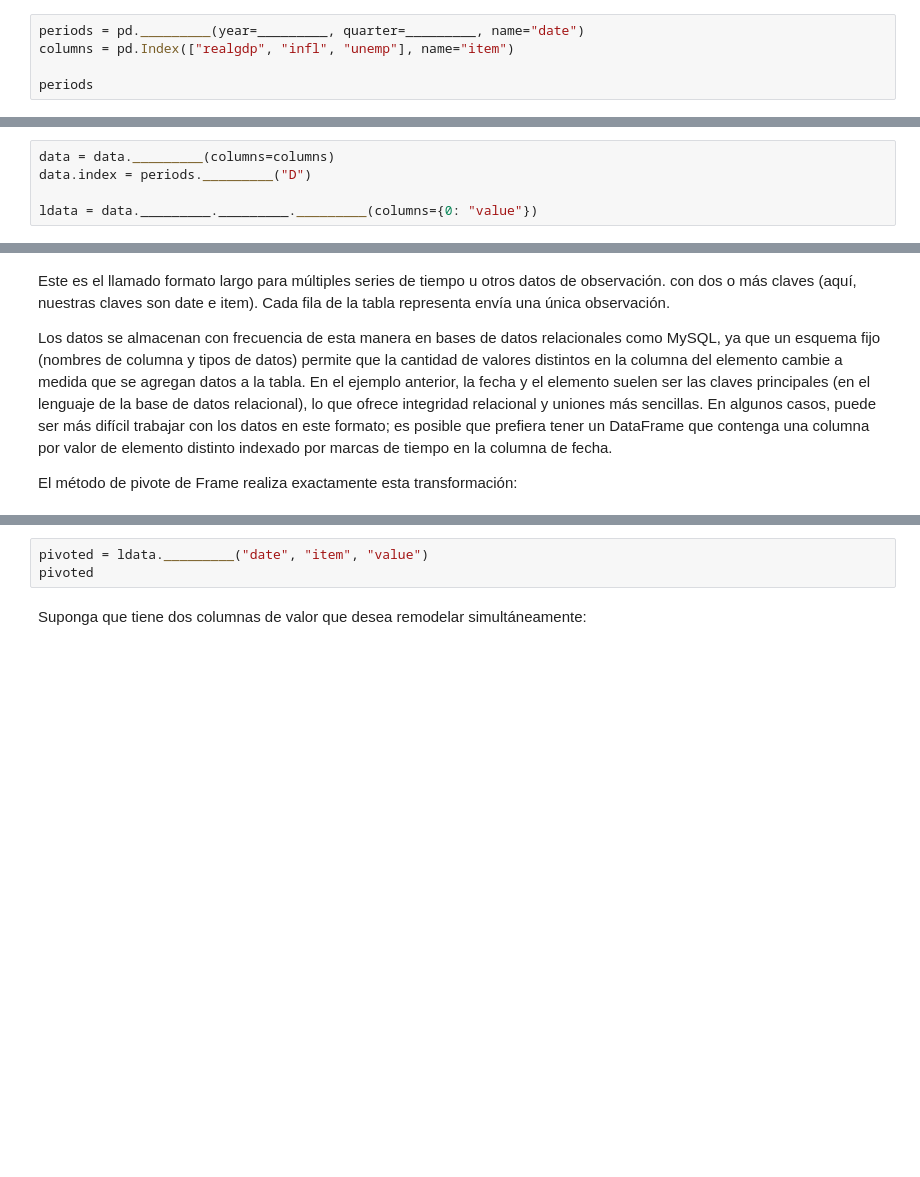
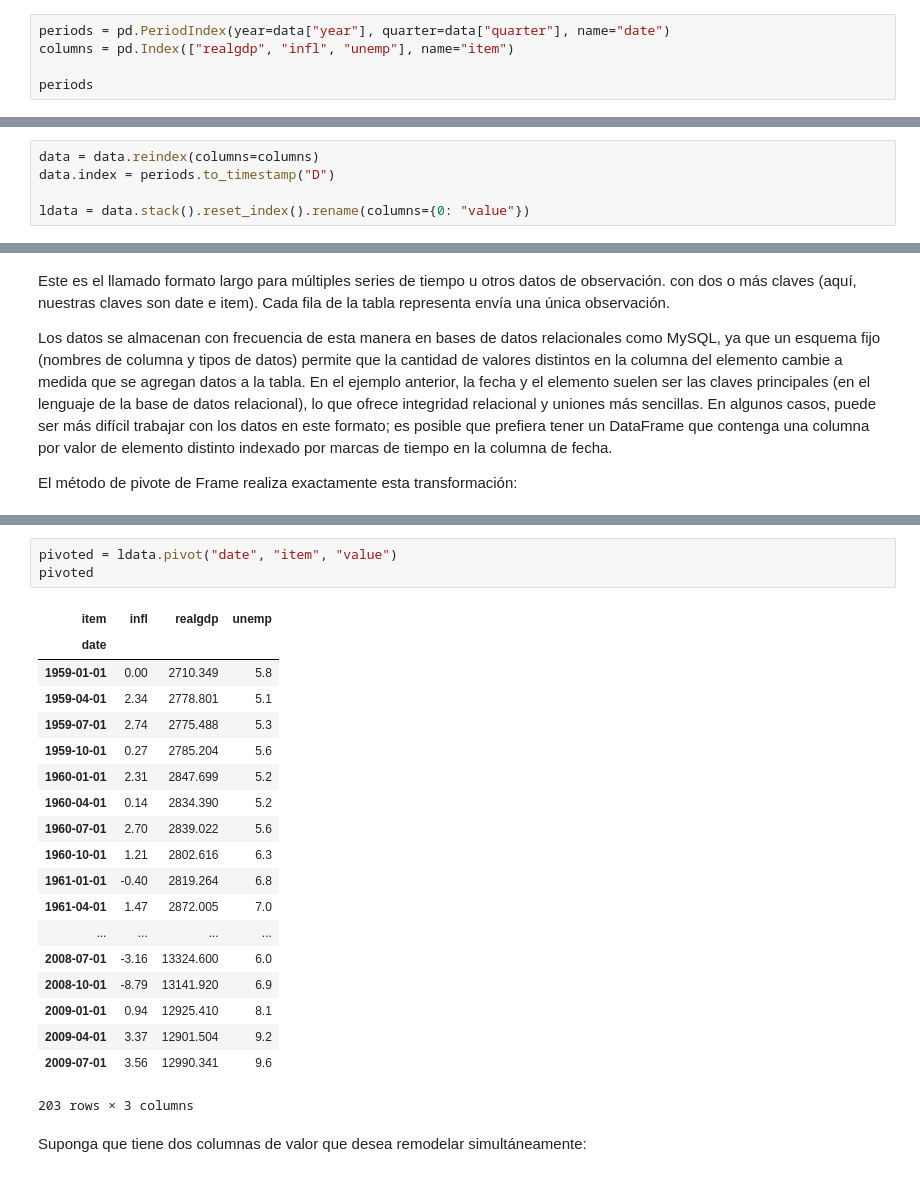
Before and after one commit to JuanAcevedoEcon/Data-Analysis-and-Intro-to-ML, a Jupyter notebook: Session 5/Sesión 5 (Análisis de datos - Visualización).ipynb, the cells around one changed output, grey strips where cells are left out. Drawn from its saved outputs; the diff is of its cells as text; blank space fills up the shorter version.

```diff
--- a/Session 5/Sesión 5 (Análisis de datos - Visualización).ipynb
+++ b/Session 5/Sesión 5 (Análisis de datos - Visualización).ipynb
@@ -158,5 +467,5 @@ _________
 # %%
-periods = pd._________(year=_________, quarter=_________, name="date")
+periods = pd.PeriodIndex(year=data["year"], quarter=data["quarter"], name="date")
 columns = pd.Index(["realgdp", "infl", "unemp"], name="item")
 
 periods
@@ -163,5 +479,5 @@ periods
 # %%
-data = data._________(columns=columns)
-data.index = periods._________("D")
+data = data.reindex(columns=columns)
+data.index = periods.to_timestamp("D")
 
-ldata = data._________._________._________(columns={0: "value"})
+ldata = data.stack().reset_index().rename(columns={0: "value"})
@@ -176,6 +518,26 @@ El método de pivote de Frame realiza exactamente esta transformación:
 # %%
-pivoted = ldata._________("date", "item", "value")
+pivoted = ldata.pivot("date", "item", "value")
 pivoted
+# %% [output]
+| item | infl | realgdp | unemp |
+| date |  |  |  |
+| 1959-01-01 | 0.00 | 2710.349 | 5.8 |
+| 1959-04-01 | 2.34 | 2778.801 | 5.1 |
+| 1959-07-01 | 2.74 | 2775.488 | 5.3 |
+| 1959-10-01 | 0.27 | 2785.204 | 5.6 |
+| 1960-01-01 | 2.31 | 2847.699 | 5.2 |
+| 1960-04-01 | 0.14 | 2834.390 | 5.2 |
+| 1960-07-01 | 2.70 | 2839.022 | 5.6 |
+| 1960-10-01 | 1.21 | 2802.616 | 6.3 |
+| 1961-01-01 | -0.40 | 2819.264 | 6.8 |
+| 1961-04-01 | 1.47 | 2872.005 | 7.0 |
+| ... | ... | ... | ... |
+| 2008-07-01 | -3.16 | 13324.600 | 6.0 |
+| 2008-10-01 | -8.79 | 13141.920 | 6.9 |
+| 2009-01-01 | 0.94 | 12925.410 | 8.1 |
+| 2009-04-01 | 3.37 | 12901.504 | 9.2 |
+| 2009-07-01 | 3.56 | 12990.341 | 9.6 |
+203 rows × 3 columns
 # %% [markdown]
 Suponga que tiene dos columnas de valor que desea remodelar simultáneamente:
 # %%
```
Also changed, not shown: parts of 54 cells of this notebook, 1 other file.
